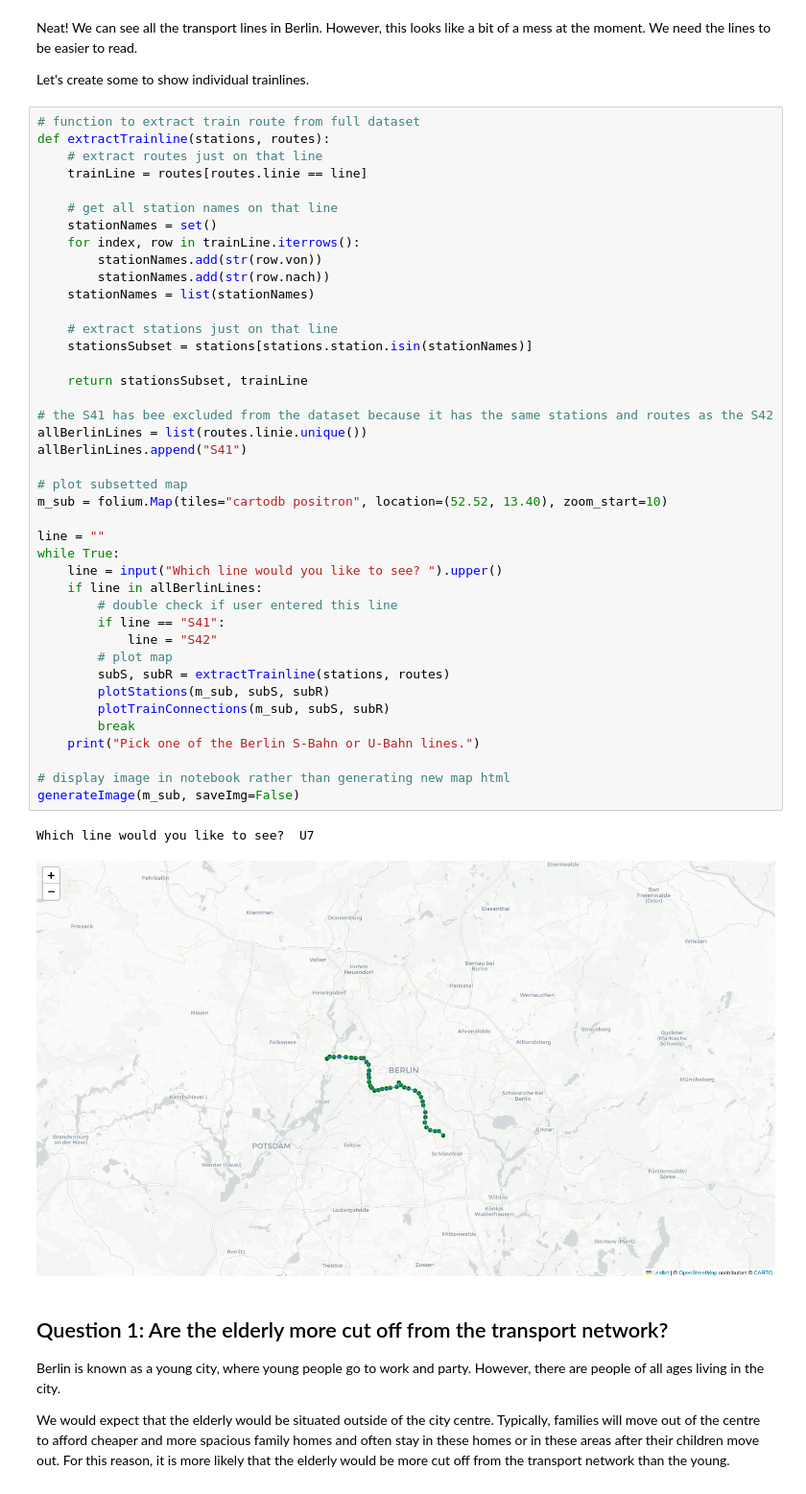
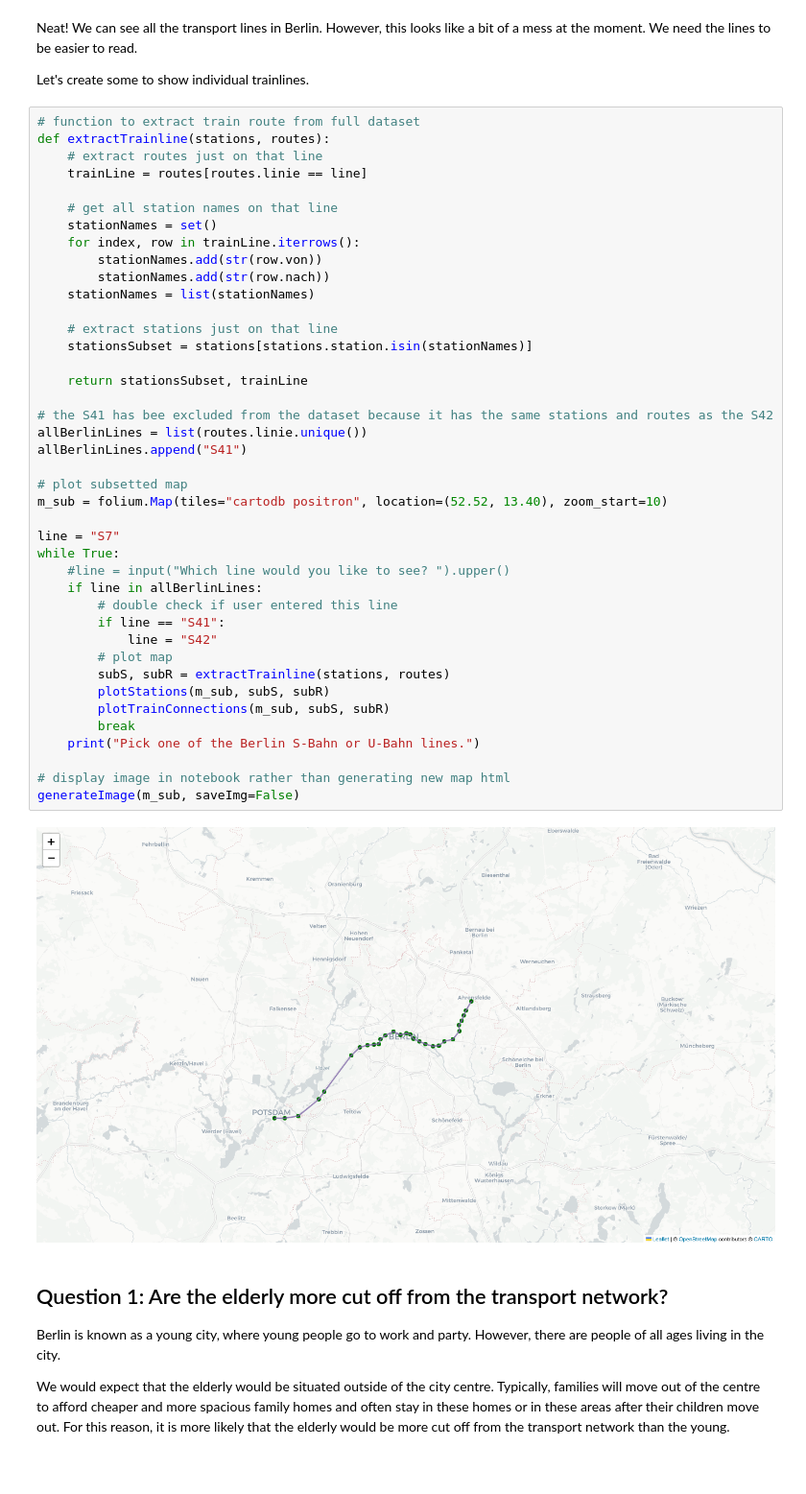
Before and after one commit to aedpluto/berlin-transport, a Jupyter notebook: python-analysis/mapping-berlin.ipynb, the cells around one changed output. Shown at 96% size. Cells and saved outputs as stored; diff of their text form.

```diff
--- a/python-analysis/mapping-berlin.ipynb
+++ b/python-analysis/mapping-berlin.ipynb
@@ -145,37 +146,36 @@ def extractTrainline(stations, routes):
         stationNames.add(str(row.nach))
     stationNames = list(stationNames)
 
     # extract stations just on that line
     stationsSubset = stations[stations.station.isin(stationNames)]
 
     return stationsSubset, trainLine
 
 # the S41 has bee excluded from the dataset because it has the same stations and routes as the S42
 allBerlinLines = list(routes.linie.unique())
 allBerlinLines.append("S41")
 
 # plot subsetted map
 m_sub = folium.Map(tiles="cartodb positron", location=(52.52, 13.40), zoom_start=10)
 
-line = ""
+line = "S7"
 while True:
-    line = input("Which line would you like to see? ").upper()
+    #line = input("Which line would you like to see? ").upper()
     if line in allBerlinLines:
         # double check if user entered this line
         if line == "S41":
             line = "S42"
         # plot map
         subS, subR = extractTrainline(stations, routes)
         plotStations(m_sub, subS, subR)
         plotTrainConnections(m_sub, subS, subR)
         break
     print("Pick one of the Berlin S-Bahn or U-Bahn lines.")
 
 # display image in notebook rather than generating new map html
 generateImage(m_sub, saveImg=False)
 # %% [output]
-Which line would you like to see?  U7
-[figure, old version]
+[figure, new version]
 # %% [markdown]
 ## Question 1: Are the elderly more cut off from the transport network?
 Berlin is known as a young city, where young people go to work and party. However, there are people of all ages living in the city.
```
Also changed, not shown: parts of 2 cells of this notebook.
